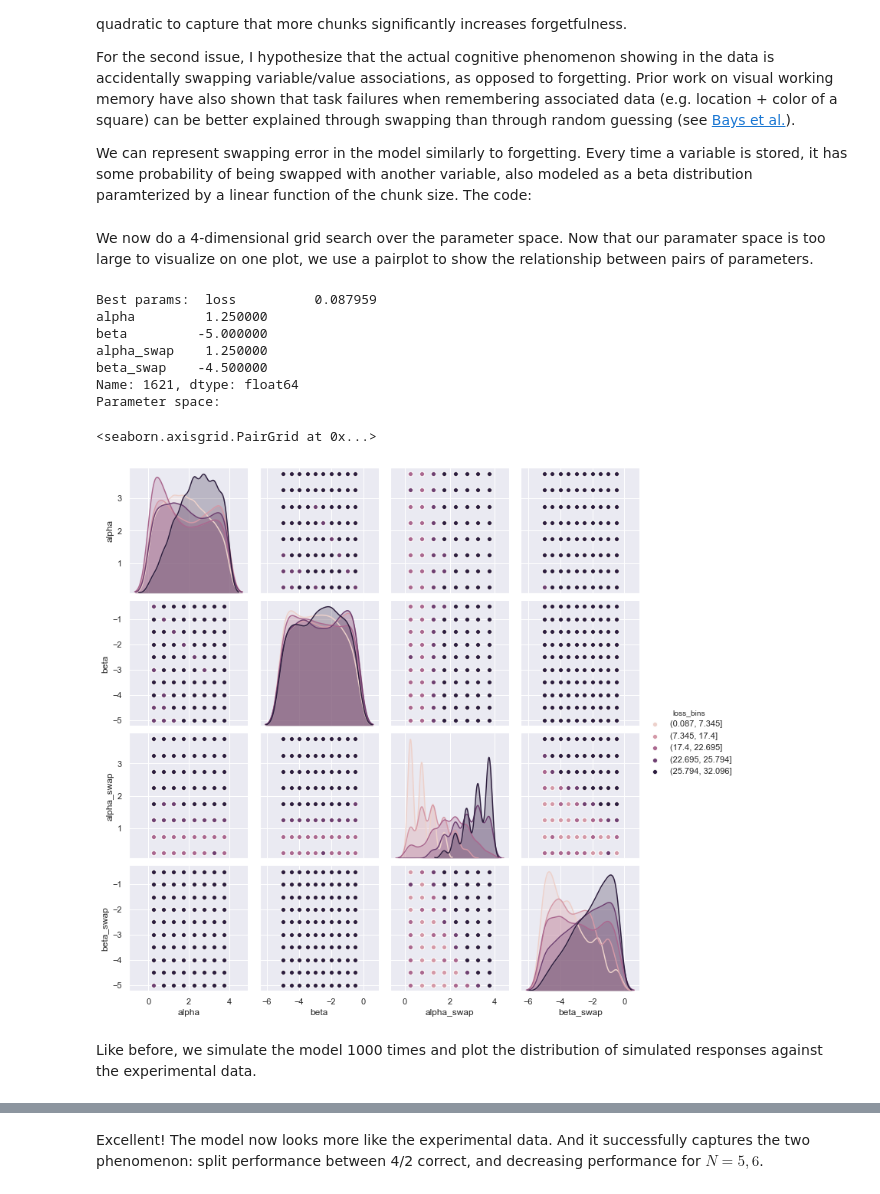
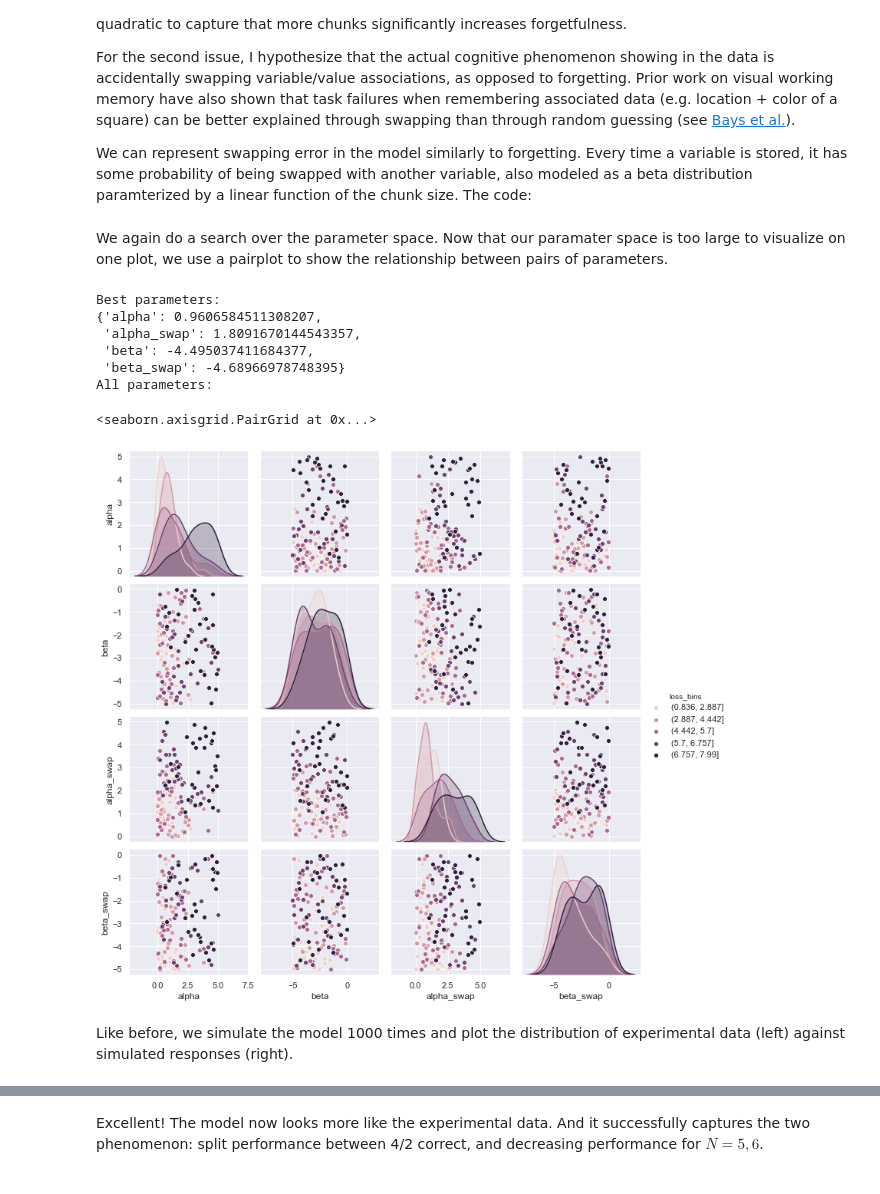
Before and after one commit to willcrichton/psypl-experiments, a Jupyter notebook: experiments/memory_program_tracing.ipynb, the cells around one changed output, grey strips where cells are left out. Cells and saved outputs as stored; diff of their text form; code cells hidden in the pictures.

Commit message:
Updated experiments

```diff
--- a/experiments/memory_program_tracing.ipynb
+++ b/experiments/memory_program_tracing.ipynb
@@ -40,18 +45,19 @@ I hypothesize that a programmer will trace this code from top to bottom, and sto
 
 We'll start with the simplest "slots" model as used in visual working memory research. Assume working memory has $K$ slots. Each variable/value pair is a single slot (or chunk). When remembering a new chunk while at capacity, we randomly evict an existing chunk with uniform probability. This model is represented by the `WorkingMemory` class:
 # %%
-from random import choice
 
 class BasicWM:
     def __init__(self, K):
         self.chunks = []
         self.max_chunks = K
 
-    def store(self, variable, value):
+    def maybe_forget(self):
         # Delete a random chunk once memory is at capacity
         if len(self.chunks) == self.max_chunks:
             self.chunks.remove(choice(self.chunks))
 
+    def store(self, variable, value):
+        self.maybe_forget()
         self.chunks.append((variable, value))
 
     def load(self, variable):
@@ -89,9 +95,9 @@ The participant did 10 trials of the task for each value of $N_{var}$.
 
 **Results:** for each trial, we computed the number of pairs where both the variable and value were correctly recalled. This distribution is shown below:
 # %%
-experiment = VariableSpanExperiment()
+exp1 = VariableSpanExperiment()
 def plot_actual(ax):
-    sns.swarmplot(data=experiment.results(), x='N_var', y='correct', ax=ax)
+    sns.swarmplot(data=exp1.results(), x='N_var', y='correct', ax=ax)
     ax.set_yticks(list(range(0, 7)))
 plot_actual(plt.gca())
 # %% [output]
@@ -161,19 +166,15 @@ If $\alpha$ is positive, then as $N_\text{chunks}$ increases, the probability of
 
 We programmatically encode this model as a new class `BetaWM`:
 # %%
-from torch import distributions as dist
-
 class BetaWM(BasicWM):
     def __init__(self, alpha, beta):
         self.chunks = []
         self.alpha = alpha
         self.beta = beta
 
-    def store(self, variable, value):
+    def maybe_forget(self):
         N_chunks = len(self.chunks)
         p_forget = dist.Beta(N_chunks * self.alpha + self.beta, 1).sample()
         if N_chunks > 0 and dist.Bernoulli(p_forget).sample().item() == 1.:
             self.chunks.remove(choice(self.chunks))
-
-        self.chunks.append((variable, value))
 # %% [markdown]
@@ -220,9 +222,7 @@ class SwapWM(BetaWM):
         self.alpha_swap = alpha_swap
         self.beta_swap = beta_swap
 
-    def store(self, variable, value):
-        super().store(variable, value)
-
+    def maybe_swap(self):
         N_chunks = len(self.chunks)
         p_swap = dist.Beta(N_chunks * self.alpha_swap + self.beta_swap, 1).sample()
         if N_chunks > 1 and dist.Bernoulli(p_swap).sample().item() == 1.:
@@ -231,30 +231,37 @@ class SwapWM(BetaWM):
             tmp = self.chunks[i][1]
             self.chunks[i] = (self.chunks[i][0], self.chunks[j][1])
             self.chunks[j] = (self.chunks[j][0], tmp)
+
+    def store(self, variable, value):
+        self.maybe_swap()
+        super().store(variable, value)
 # %% [markdown]
-We now do a 4-dimensional grid search over the parameter space. Now that our paramater space is too large to visualize on one plot, we use a pairplot to show the relationship between pairs of parameters.
+We again do a search over the parameter space. Now that our paramater space is too large to visualize on one plot, we use a pairplot to show the relationship between pairs of parameters.
 # %%
-best_params_swap, all_params_swap = experiment.grid_search(SwapWM, {
-    'alpha': np.arange(0.25, 4, 0.5),
-    'beta': np.arange(-5, 0, 0.5),
-    'alpha_swap': np.arange(0.25, 4, 0.5),
-    'beta_swap': np.arange(-5, 0, 0.5)
-}, N_trials=100)
-print('Best params: ', best_params_swap)
-print('Parameter space: ')
+swap_param_space = [
+    hp.uniform('alpha', 0, 5),
+    hp.uniform('beta', -5, 0),
+    hp.uniform('alpha_swap', 0, 5),
+    hp.uniform('beta_swap', -5, 0),
+]
+
+best_params_swap, all_params_swap = pcache.get(
+    'swap_params', lambda: exp1.param_search(SwapWM, swap_param_space))
+print('Best parameters:')
+pprint(best_params_swap)
+print('All parameters:')
 all_params_swap['loss_bins'] = pd.qcut(all_params_swap.loss, q=5)
 sns.pairplot(data=all_params_swap, hue='loss_bins', palette=sns.cubehelix_palette(5),
              vars=('alpha', 'beta', 'alpha_swap', 'beta_swap'))
 # %% [output]
-Best params:  loss          0.087959
-alpha         1.250000
-beta         -5.000000
-alpha_swap    1.250000
-beta_swap    -4.500000
-Name: 1621, dtype: float64
-Parameter space:
+Best parameters:
+{'alpha': 0.9606584511308207,
+ 'alpha_swap': 1.8091670144543357,
+ 'beta': -4.495037411684377,
+ 'beta_swap': -4.68966978748395}
+All parameters:
 <seaborn.axisgrid.PairGrid at 0x...>
-[figure, old version]
+[figure, new version]
 # %% [markdown]
-Like before, we simulate the model 1000 times and plot the distribution of simulated responses against the experimental data.
+Like before, we simulate the model 1000 times and plot the distribution of experimental data (left) against simulated responses (right).
 # %%
```
Also changed, not shown: parts of 21 cells of this notebook, 1 other file.
